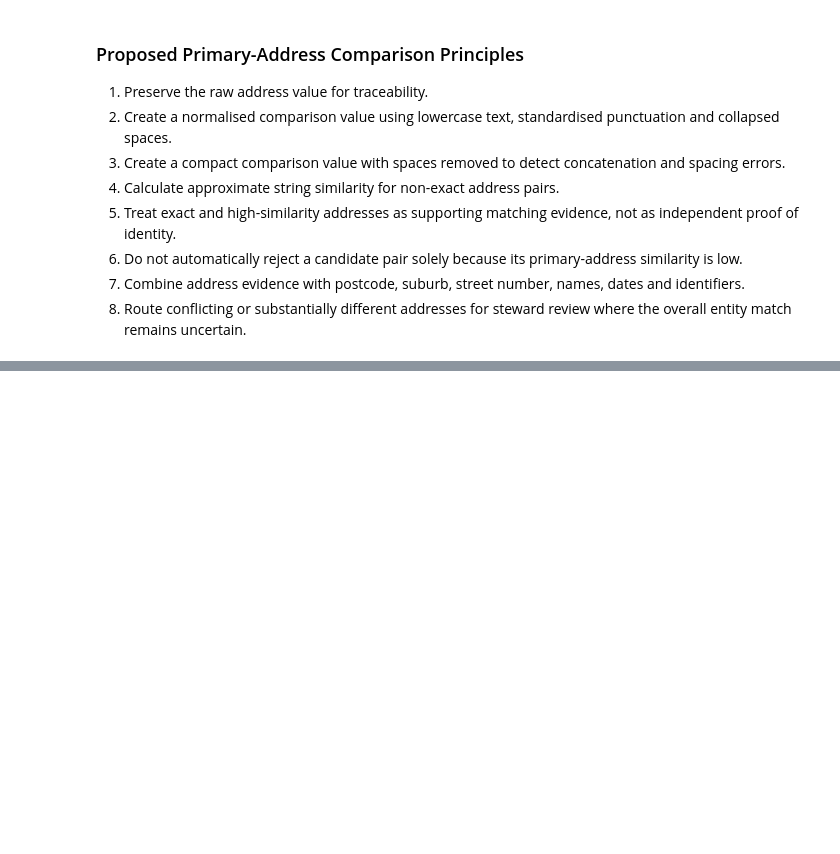
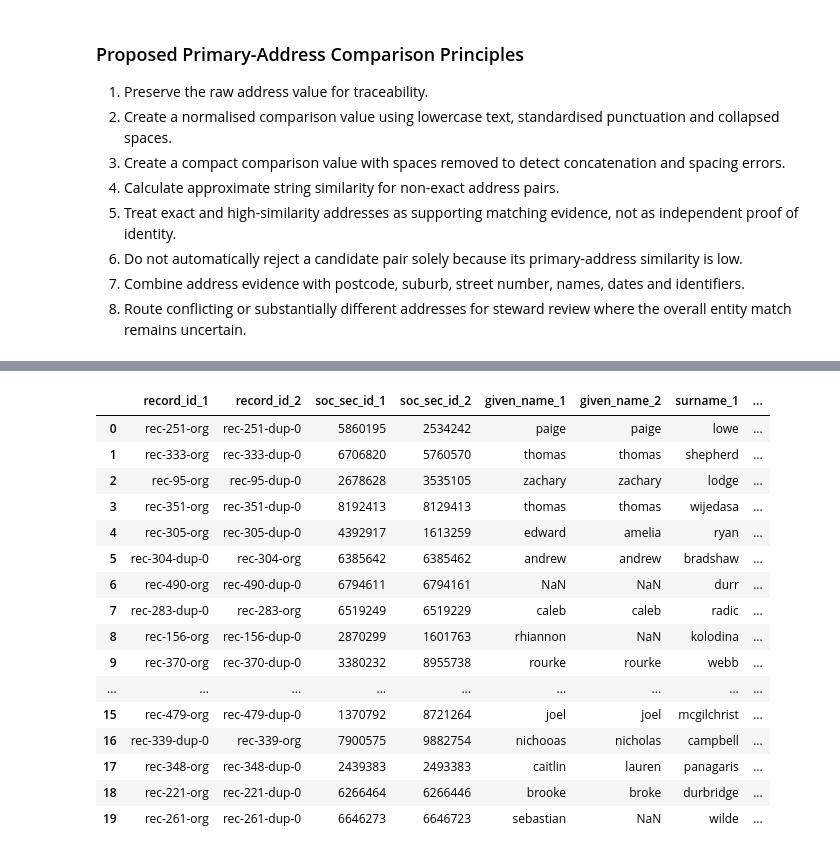
Before and after one commit to WaleBalogunK/Repository-name-entity-resolution-golden-record-lab, a Jupyter notebook: notebooks/01_data_acquisition_and_initial_audit.ipynb, the cells around one changed output, grey strips where cells are left out. Drawn from its saved outputs; the diff is of its cells as text; code cells hidden in the pictures; blank space fills up the shorter version.

```diff
--- a/notebooks/01_data_acquisition_and_initial_audit.ipynb
+++ b/notebooks/01_data_acquisition_and_initial_audit.ipynb
@@ -2422,0 +2925,15 @@ The primary-address comparison produced the following findings:
+# %%
+identifier_conflicts = (
+    identifier_pair_review[
+        identifier_pair_review["both_present"]
+        & ~identifier_pair_review["exact_identifier_match"]
+    ]
+    .copy()
+)
+
+print(
+    "Known duplicate pairs with conflicting identifiers: "
+    f"{len(identifier_conflicts):,}"
+)
+
+identifier_conflicts.head(20)
@@ -2422,0 +2959,48 @@ The primary-address comparison produced the following findings:
+# %%
+identifier_conflict_comparisons = []
+
+for _, conflict in identifier_conflicts.iterrows():
+    record_id_1 = conflict["record_id_1"]
+    record_id_2 = conflict["record_id_2"]
+
+    record_1 = febrl_records.loc[record_id_1]
+    record_2 = febrl_records.loc[record_id_2]
+
+    identifier_conflict_comparisons.append({
+        "record_id_1": record_id_1,
+        "record_id_2": record_id_2,
+        "soc_sec_id_1": record_1["soc_sec_id"],
+        "soc_sec_id_2": record_2["soc_sec_id"],
+        "given_name_1": record_1["given_name"],
+        "given_name_2": record_2["given_name"],
+        "surname_1": record_1["surname"],
+        "surname_2": record_2["surname"],
+        "date_of_birth_1": record_1["date_of_birth"],
+        "date_of_birth_2": record_2["date_of_birth"],
+        "postcode_1": record_1["postcode"],
+        "postcode_2": record_2["postcode"]
+    })
+
+identifier_conflict_review = pd.DataFrame(
+    identifier_conflict_comparisons
+)
+
+identifier_conflict_review.head(20)
+# %% [output]
+|  | record_id_1 | record_id_2 | soc_sec_id_1 | soc_sec_id_2 | given_name_1 | given_name_2 | surname_1 | ... |
+| 0 | rec-251-org | rec-251-dup-0 | 5860195 | 2534242 | paige | paige | lowe | ... |
+| 1 | rec-333-org | rec-333-dup-0 | 6706820 | 5760570 | thomas | thomas | shepherd | ... |
+| 2 | rec-95-org | rec-95-dup-0 | 2678628 | 3535105 | zachary | zachary | lodge | ... |
+| 3 | rec-351-org | rec-351-dup-0 | 8192413 | 8129413 | thomas | thomas | wijedasa | ... |
+| 4 | rec-305-org | rec-305-dup-0 | 4392917 | 1613259 | edward | amelia | ryan | ... |
+| 5 | rec-304-dup-0 | rec-304-org | 6385642 | 6385462 | andrew | andrew | bradshaw | ... |
+| 6 | rec-490-org | rec-490-dup-0 | 6794611 | 6794161 | NaN | NaN | durr | ... |
+| 7 | rec-283-dup-0 | rec-283-org | 6519249 | 6519229 | caleb | caleb | radic | ... |
+| 8 | rec-156-org | rec-156-dup-0 | 2870299 | 1601763 | rhiannon | NaN | kolodina | ... |
+| 9 | rec-370-org | rec-370-dup-0 | 3380232 | 8955738 | rourke | rourke | webb | ... |
+| ... | ... | ... | ... | ... | ... | ... | ... | ... |
+| 15 | rec-479-org | rec-479-dup-0 | 1370792 | 8721264 | joel | joel | mcgilchrist | ... |
+| 16 | rec-339-dup-0 | rec-339-org | 7900575 | 9882754 | nichooas | nicholas | campbell | ... |
+| 17 | rec-348-org | rec-348-dup-0 | 2439383 | 2493383 | caitlin | lauren | panagaris | ... |
+| 18 | rec-221-org | rec-221-dup-0 | 6266464 | 6266446 | brooke | broke | durbridge | ... |
+| 19 | rec-261-org | rec-261-dup-0 | 6646273 | 6646723 | sebastian | NaN | wilde | ... |
```
Also changed, not shown: parts of 24 cells of this notebook.
